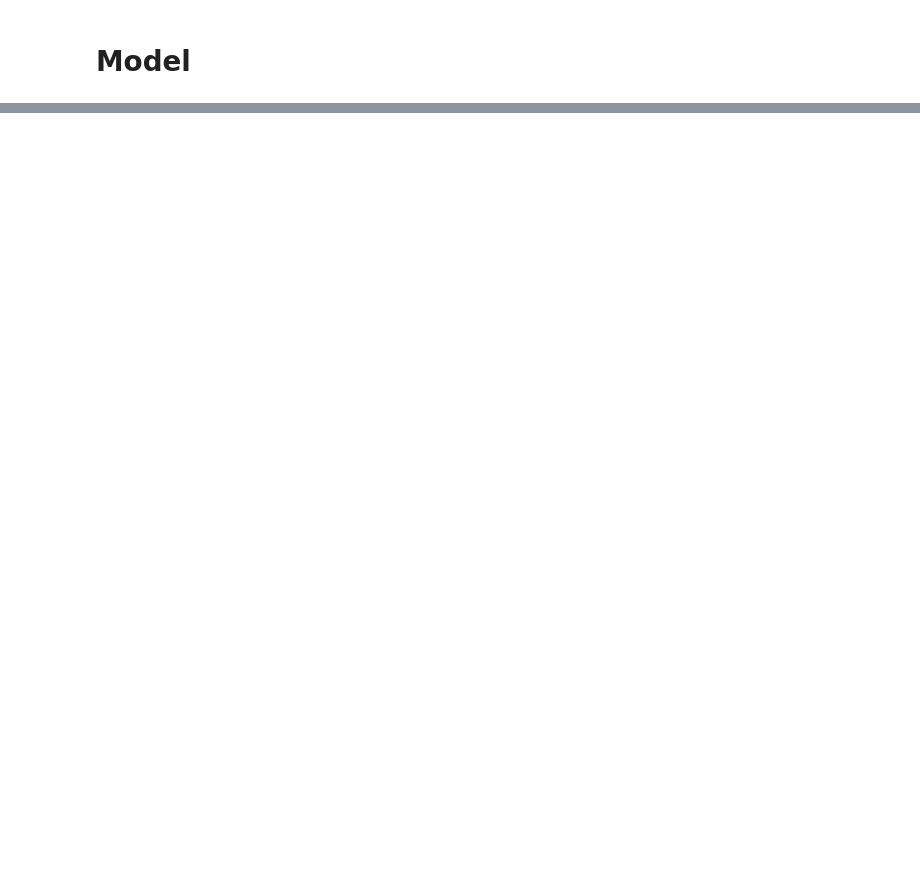
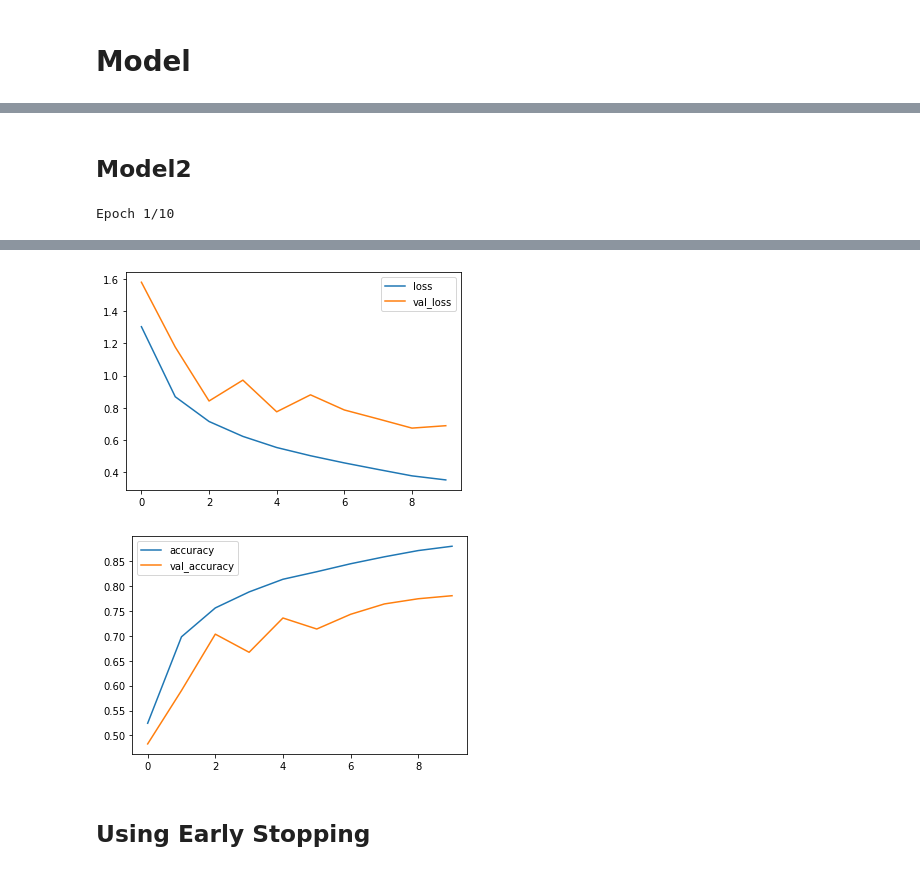
Before and after one commit to soumya-prabha-maiti/A-small-ResNet, a Jupyter notebook: Small_ResNet.ipynb, the cells around one changed output, grey strips where cells are left out. Cells and saved outputs as stored; diff of their text form; code cells hidden in the pictures; blank space fills up the shorter version.

Commit message:
Updated using Colaboratory

```diff
--- a/Small_ResNet.ipynb
+++ b/Small_ResNet.ipynb
@@ -107,0 +153,27 @@ keras.utils.plot_model(model, "small_resnet.png", show_shapes=True)
+# %% [markdown]
+## Model2
+# %%
+model=create_model()
+
+model.compile(
+    optimizer=keras.optimizers.Adam(1e-3),
+    loss=keras.losses.CategoricalCrossentropy(from_logits=True),
+    metrics=["accuracy"],
+)
+
+
+history2=model.fit(
+    X_train,
+    Y_train,
+    batch_size=64,
+    epochs=10,
+    validation_data=(X_test, Y_test),
+)
+
+history2_df=pandas.DataFrame(history2.history)
+history2_df.loc[:, ['loss', 'val_loss']].plot()
+history2_df.loc[:, ['accuracy', 'val_accuracy']].plot()
+
+model.save("model2.h5")
+# %% [output]
+Epoch 1/10
@@ -107,0 +199,4 @@ keras.utils.plot_model(model, "small_resnet.png", show_shapes=True)
+[figure, added]
+[figure, added]
+# %% [markdown]
+## Using Early Stopping
```
Also changed, not shown: parts of 14 cells of this notebook.
